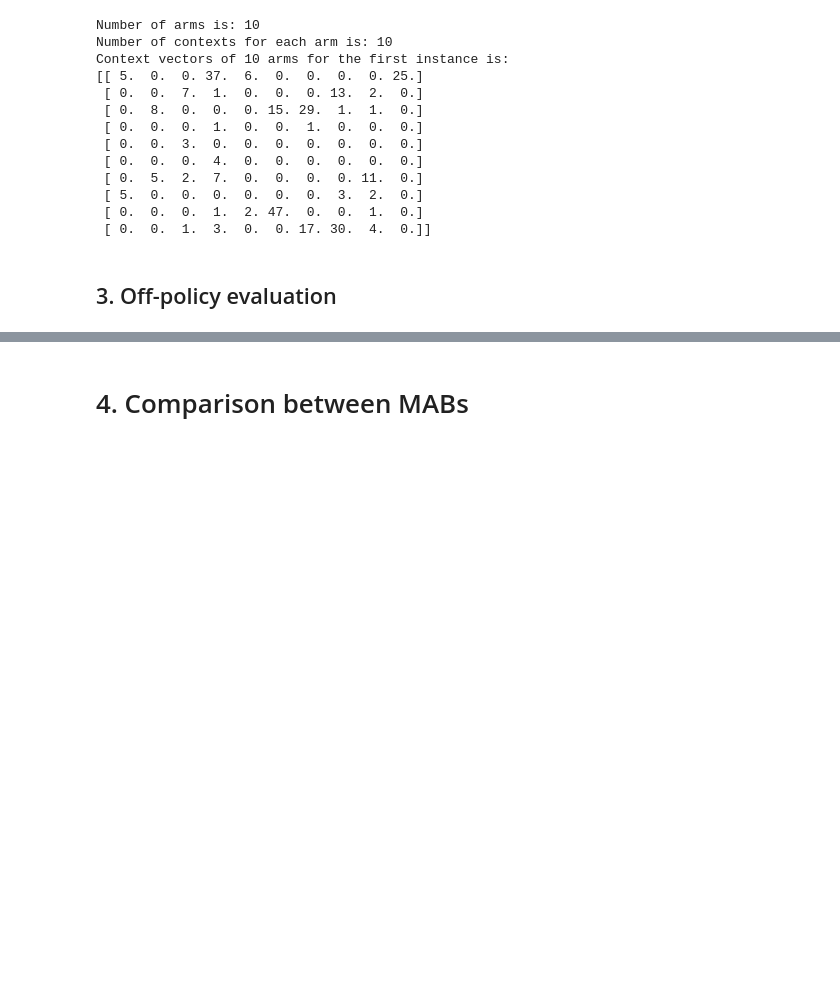
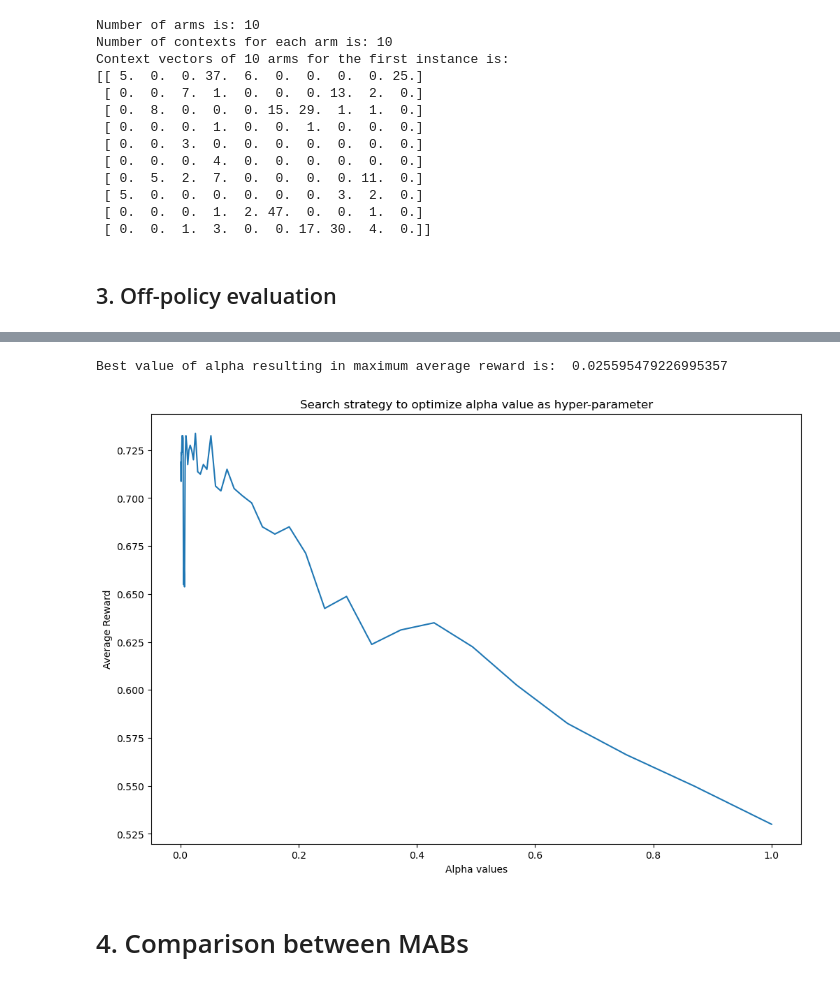
Before and after one commit to HenryVu27/Multi-armed-Bandits-and-Online-Learning, a Jupyter notebook: project/MABs.ipynb, the cells around one changed output, grey strips where cells are left out. Cells and saved outputs as stored; diff of their text form; code cells hidden in the pictures; blank space fills up the shorter version.

Commit message:
added final graphs

```diff
--- a/project/MABs.ipynb
+++ b/project/MABs.ipynb
@@ -210,7 +210,7 @@ Context vectors of 10 arms for the first instance is:
 # %% [markdown]
 ## 3. Off-policy evaluation
 # %%
-def OPE(mab, arms, rewards, contexts, n_rounds=1000):
+def OPE(mab, arms, rewards, contexts, n_rounds=800):
     """
     Parameters
     ----------
@@ -285,3 +289,25 @@ Number of matches: 996
+# %%
+alphas = np.logspace(-3,0,num= 50)# average reward of LinUCB per each alpha value
+results = np.zeros(len(alphas))
+
+# Testing alpha values
+for alpha in range(len(alphas)):
+    mab = LinUCB(10, 10, alphas[alpha])
+    result_LinUCB, linucb_matches_count = OPE(mab, chosen_arms, rewards, contexts,)
+    results[alpha] = np.mean(result_LinUCB)
+best_alpha = alphas[np.argmax(results)]
+print('Best value of alpha resulting in maximum average reward is: ', best_alpha)
+
+# Plot
+plt.figure(figsize=(12,8))
+plt.plot(alphas, results, label = "LinUCB with $alpha=x.xx$")
+plt.xlabel("Alpha values")
+plt.ylabel("Average Reward")
+plt.title("Search strategy to optimize alpha value as hyper-parameter")
+plt.show()
+# %% [output]
+Best value of alpha resulting in maximum average reward is:  0.025595479226995357
+[figure, added]
 # %% [markdown]
 # 4. Comparison between MABs
 # %%
```
Also changed, not shown: parts of 7 cells of this notebook.
